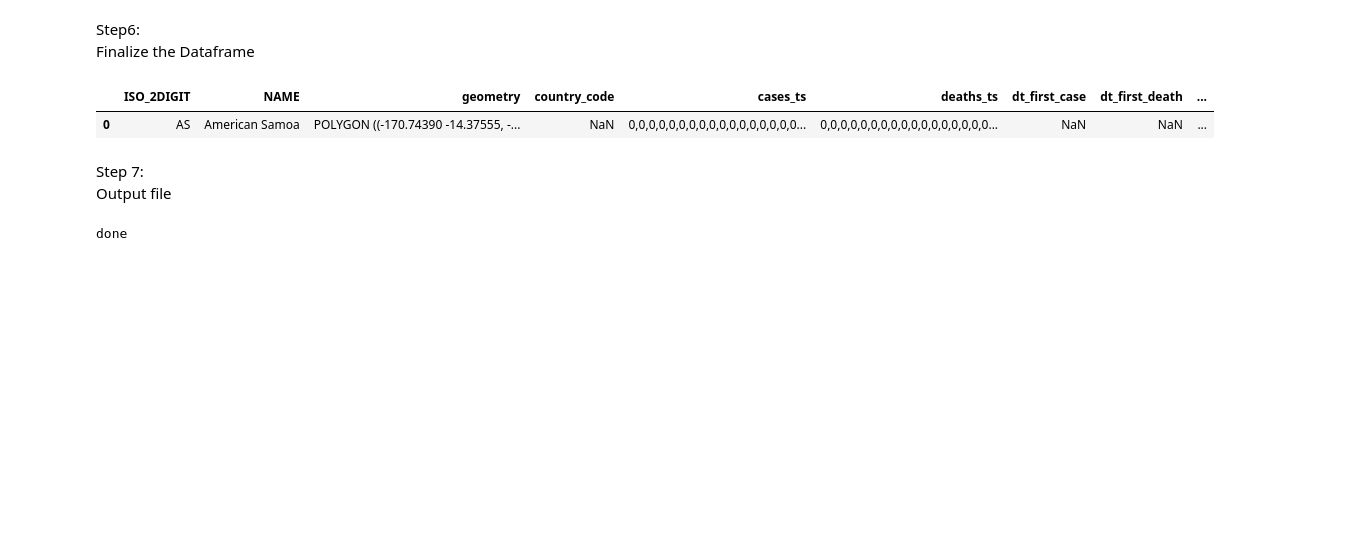
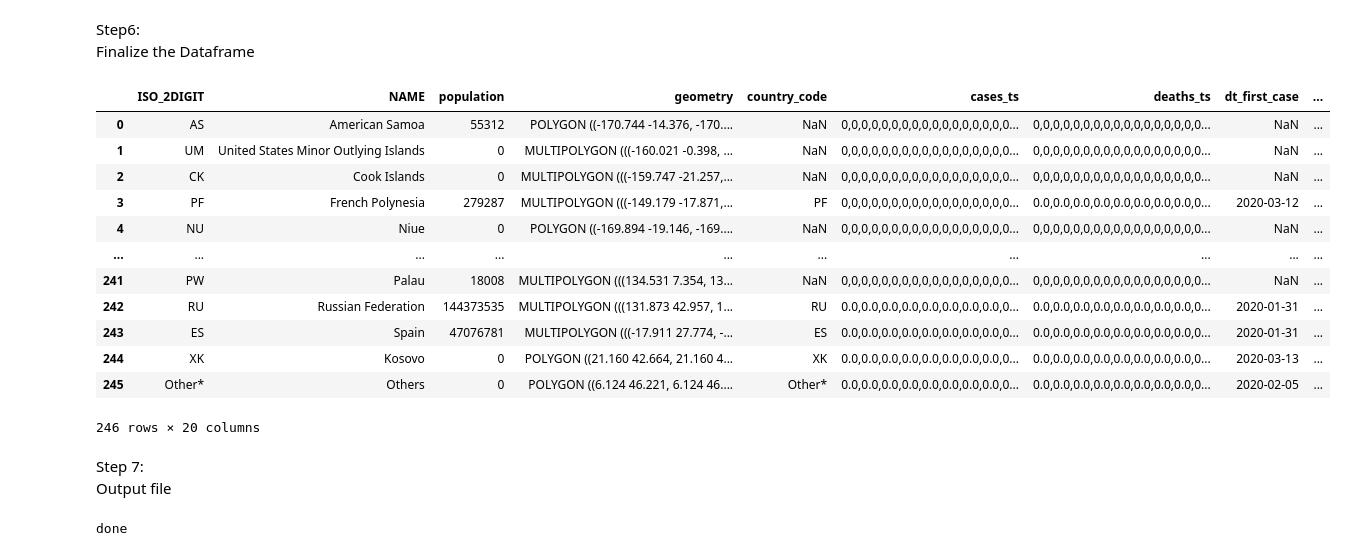
Before and after one commit to cybergis/wherecovid19_webapp, a Jupyter notebook: preprocessing/worldwide/world_layer_leaflet.ipynb, the cells around one changed output. Drawn from its saved outputs; the diff is of its cells as text; code cells hidden in the pictures; blank space fills up the shorter version.

Commit message:
Add population-based color scheme for IDPH layer and world layer

```diff
--- a/preprocessing/worldwide/world_layer_leaflet.ipynb
+++ b/preprocessing/worldwide/world_layer_leaflet.ipynb
@@ -167,0 +185,3 @@ old_world_geojson_df
+# %%
+pop_df = pop_df[["Country Code","2019"]]
+pop_df
@@ -167,0 +202,4 @@ old_world_geojson_df
+# %%
+old_world_geojson_df = pd.merge(old_world_geojson_df, pop_df, how='left', left_on=['ISO_3DIGIT'], right_on = ['Country Code'])
+old_world_geojson_df = old_world_geojson_df.rename(columns={"2019": "population"})
+old_world_geojson_df
@@ -168,4 +220,4 @@ old_world_geojson_df
 # %%
-old_world_geojson_df = old_world_geojson_df[['ISO_2DIGIT','NAME','geometry']]
+old_world_geojson_df = old_world_geojson_df[['ISO_2DIGIT','NAME','population','geometry']]
 old_world_geojson_df
 # %% [output]
@@ -210,0 +247,3 @@ old_world_geojson_df
+# %%
+old_world_geojson_df["population"] = old_world_geojson_df["population"].fillna(0).astype(int)
+old_world_geojson_df
@@ -439,12 +477,22 @@ Finalize the Dataframe
 # %%
 final_df['start'] = dt_str_start
 final_df['end'] = dt_str_end
 final_df['dt_unit'] = "day"
-final_df['population'] = 0
-final_df.head(1)
+final_df
 # %% [output]
-|  | ISO_2DIGIT | NAME | geometry | country_code | cases_ts | deaths_ts | dt_first_case | dt_first_death | ... |
-| 0 | AS | American Samoa | POLYGON ((-170.74390 -14.37555, -... | NaN | 0,0,0,0,0,0,0,0,0,0,0,0,0,0,0,0,0... | 0,0,0,0,0,0,0,0,0,0,0,0,0,0,0,0,0... | NaN | NaN | ... |
+|  | ISO_2DIGIT | NAME | population | geometry | country_code | cases_ts | deaths_ts | dt_first_case | ... |
+| 0 | AS | American Samoa | 55312 | POLYGON ((-170.744 -14.376, -170.... | NaN | 0,0,0,0,0,0,0,0,0,0,0,0,0,0,0,0,0... | 0,0,0,0,0,0,0,0,0,0,0,0,0,0,0,0,0... | NaN | ... |
+| 1 | UM | United States Minor Outlying Islands | 0 | MULTIPOLYGON (((-160.021 -0.398, ... | NaN | 0,0,0,0,0,0,0,0,0,0,0,0,0,0,0,0,0... | 0,0,0,0,0,0,0,0,0,0,0,0,0,0,0,0,0... | NaN | ... |
+| 2 | CK | Cook Islands | 0 | MULTIPOLYGON (((-159.747 -21.257,... | NaN | 0,0,0,0,0,0,0,0,0,0,0,0,0,0,0,0,0... | 0,0,0,0,0,0,0,0,0,0,0,0,0,0,0,0,0... | NaN | ... |
+| 3 | PF | French Polynesia | 279287 | MULTIPOLYGON (((-149.179 -17.871,... | PF | 0,0,0,0,0,0,0,0,0,0,0,0,0,0,0,0,0... | 0.0,0.0,0.0,0.0,0.0,0.0,0.0,0.0,0... | 2020-03-12 | ... |
+| 4 | NU | Niue | 0 | POLYGON ((-169.894 -19.146, -169.... | NaN | 0,0,0,0,0,0,0,0,0,0,0,0,0,0,0,0,0... | 0,0,0,0,0,0,0,0,0,0,0,0,0,0,0,0,0... | NaN | ... |
+| ... | ... | ... | ... | ... | ... | ... | ... | ... | ... |
+| 241 | PW | Palau | 18008 | MULTIPOLYGON (((134.531 7.354, 13... | NaN | 0,0,0,0,0,0,0,0,0,0,0,0,0,0,0,0,0... | 0,0,0,0,0,0,0,0,0,0,0,0,0,0,0,0,0... | NaN | ... |
+| 242 | RU | Russian Federation | 144373535 | MULTIPOLYGON (((131.873 42.957, 1... | RU | 0.0,0.0,0.0,0.0,0.0,0.0,0.0,0.0,0... | 0.0,0.0,0.0,0.0,0.0,0.0,0.0,0.0,0... | 2020-01-31 | ... |
+| 243 | ES | Spain | 47076781 | MULTIPOLYGON (((-17.911 27.774, -... | ES | 0.0,0.0,0.0,0.0,0.0,0.0,0.0,0.0,0... | 0.0,0.0,0.0,0.0,0.0,0.0,0.0,0.0,0... | 2020-01-31 | ... |
+| 244 | XK | Kosovo | 0 | POLYGON ((21.160 42.664, 21.160 4... | XK | 0.0,0.0,0.0,0.0,0.0,0.0,0.0,0.0,0... | 0.0,0.0,0.0,0.0,0.0,0.0,0.0,0.0,0... | 2020-03-13 | ... |
+| 245 | Other* | Others | 0 | POLYGON ((6.124 46.221, 6.124 46.... | Other* | 0.0,0.0,0.0,0.0,0.0,0.0,0.0,0.0,0... | 0.0,0.0,0.0,0.0,0.0,0.0,0.0,0.0,0... | 2020-02-05 | ... |
+246 rows × 20 columns
 # %% [markdown]
 Step 7:
 Output file
```
Also changed, not shown: parts of 24 cells of this notebook, 5 other files.
